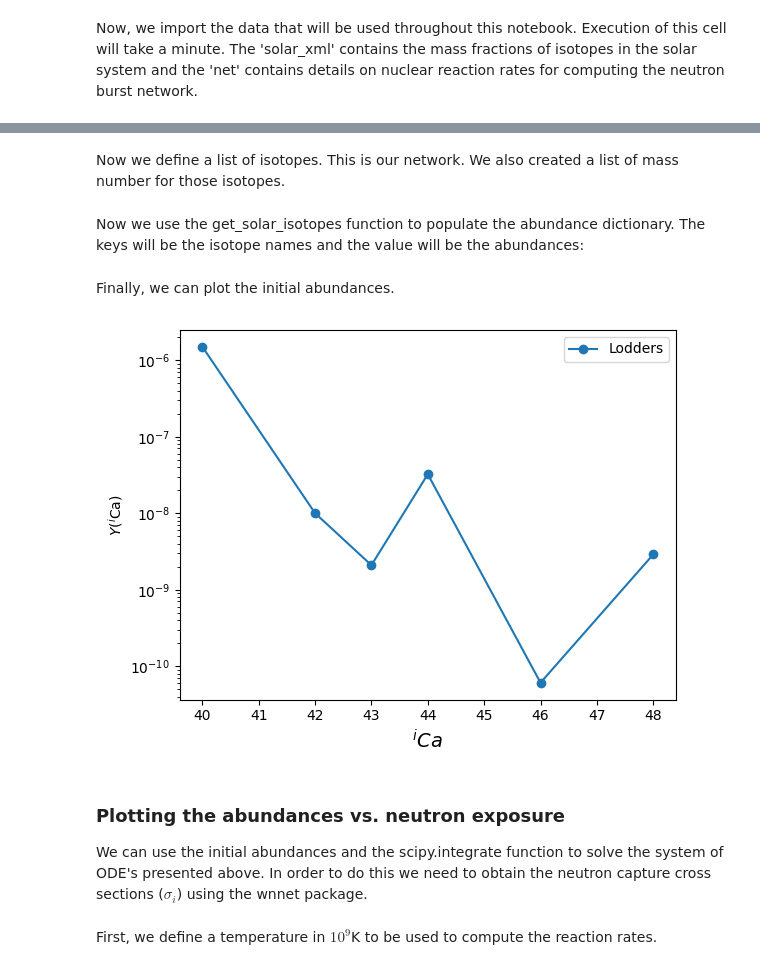
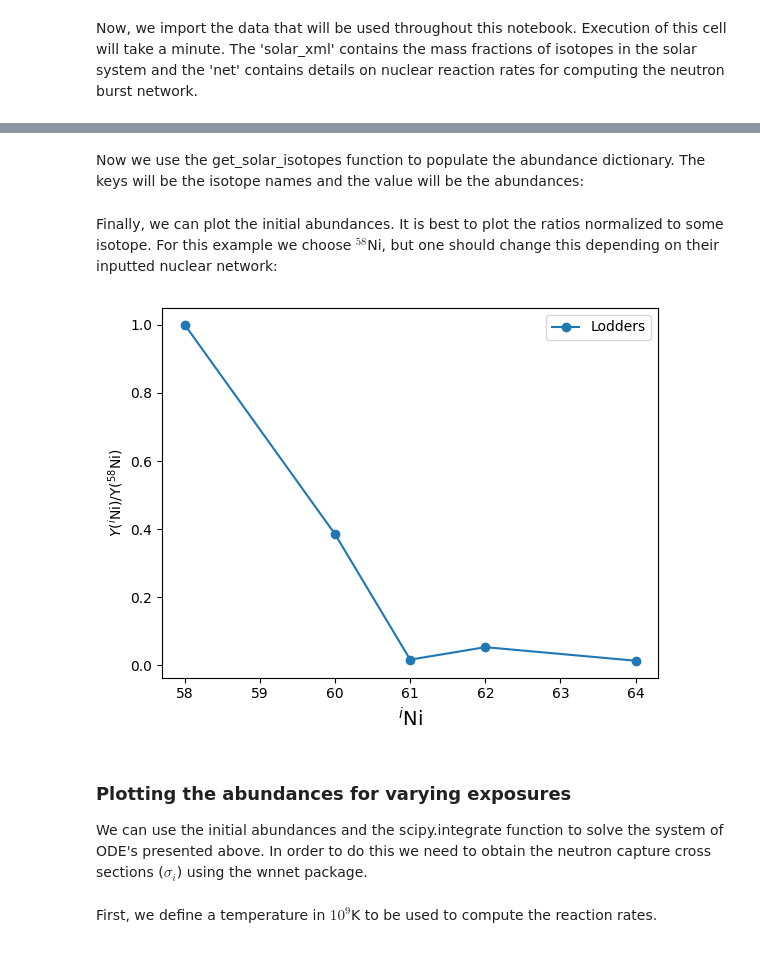
Before and after one commit to lucaswalls18/neutron_burst, a Jupyter notebook: numerical_solution.ipynb, the cells around one changed output, grey strips where cells are left out. Saved outputs shown, nothing was run; the diff lists cells and outputs as text; code cells hidden in the pictures.

```diff
--- a/numerical_solution.ipynb
+++ b/numerical_solution.ipynb
@@ -56,3 +58,24 @@ def dYdt(t, y, sigs):
+# %%
+def get_solar_isotopes(isotopes):
+    solar_data = solar_xml.get_zone_data()
+    x_solar = solar_data["0"]["mass fractions"]
+
+    abunds = []
+    a = []
+    d = {}
+
+    for isotope in isotopes:
+        tup = solar_xml.get_z_a_state_from_nuclide_name(isotope)
+        s_tup = (isotope, tup[0], tup[1])
+        if s_tup in x_solar:
+            a.append(s_tup[2])
+            abunds.append(x_solar[s_tup] / tup[1])
+            d[s_tup[0]] = x_solar[s_tup] / tup[1]
+        else:
+            abunds.append(0)
+            d[s_tup[0]] = 0
+
+    return a, d, abunds
 # %% [markdown]
 Now, we import the data that will be used throughout this notebook. Execution of this cell will take a minute. The 'solar_xml' contains the mass fractions of isotopes in the solar system and the 'net' contains details on nuclear reaction rates for computing the neutron burst network.
 # %%
@@ -84,12 +89,11 @@ def get_solar_isotopes(isotopes):
-# %% [markdown]
-Now we define a list of isotopes.  This is our network.  We also created a list of mass number for those isotopes.
 # %%
-species = ['ca40','ca41','ca42','ca43','ca44','ca45','ca46','ca47','ca48','ca49','ca50']
+#species = ['ca40','ca41','ca42','ca43','ca44','ca45','ca46','ca47','ca48','ca49','ca50']
+species = ['ni55','ni56','ni57','ni58','ni59','ni60','ni61','ni62','ni63','ni64']
+element = 'Ni'
 a_species = []
-nucs = net.get_nuclides()
 for sp in species:
-    assert sp in nucs
-    a_species.append(nucs[sp]['a'])
+    z_a_state = solar_xml.get_z_a_state_from_nuclide_name(sp)
+    a_species.append(z_a_state[1])
 # %% [markdown]
 Now we use the get_solar_isotopes function to populate the abundance dictionary. The keys will be the isotope names and the value will be the abundances:
 # %%
@@ -99,19 +103,23 @@ isotope_abunds = np.zeros(len(species))
 for k, v in d_solar.items():
     isotope_abunds[species.index(k)] = v
 # %% [markdown]
-Finally, we can plot the initial abundances.
+Finally, we can plot the initial abundances. It is best to plot the ratios normalized to some isotope. For this example we choose $^{58}$Ni, but one should change this depending on their inputted nuclear network:
 # %%
+normalizing_species = 'ni58'
 fig, ax = plt.subplots()
-ax.plot(a_solar, solar_abunds, 'o-', label = 'Lodders')
-ax.set_yscale('log')
-ax.set_xlabel(r'$^{i} Ca$', fontsize = 14)
-ax.set_ylabel(r'$Y$($^i$Ca)')
+normalized_solar = []
+for abunds in solar_abunds:
+    if abunds != 0:
+        normalized_solar.append(abunds/d_solar['ni58'])
+ax.plot(a_solar, normalized_solar, 'o-', label = 'Lodders')
+ax.set_xlabel(fr'$^i ${element}', fontsize = 14)
+ax.set_ylabel(fr'$Y$($^i${element})/Y({solar_xml.get_latex_names([normalizing_species])[normalizing_species]})')
 ax.legend()
 plt.show()
 # %% [output]
-[figure, old version]
+[figure, new version]
 # %% [markdown]
-### Plotting the abundances vs. neutron exposure
+### Plotting the abundances for varying exposures
 
 We can use the initial abundances and the scipy.integrate function to solve the system of ODE's presented above. In order to do this we need to obtain the neutron capture cross sections ($\sigma_i$) using the wnnet package.
 # %% [markdown]
```
Also changed, not shown: parts of 25 cells of this notebook, 2 other files.
